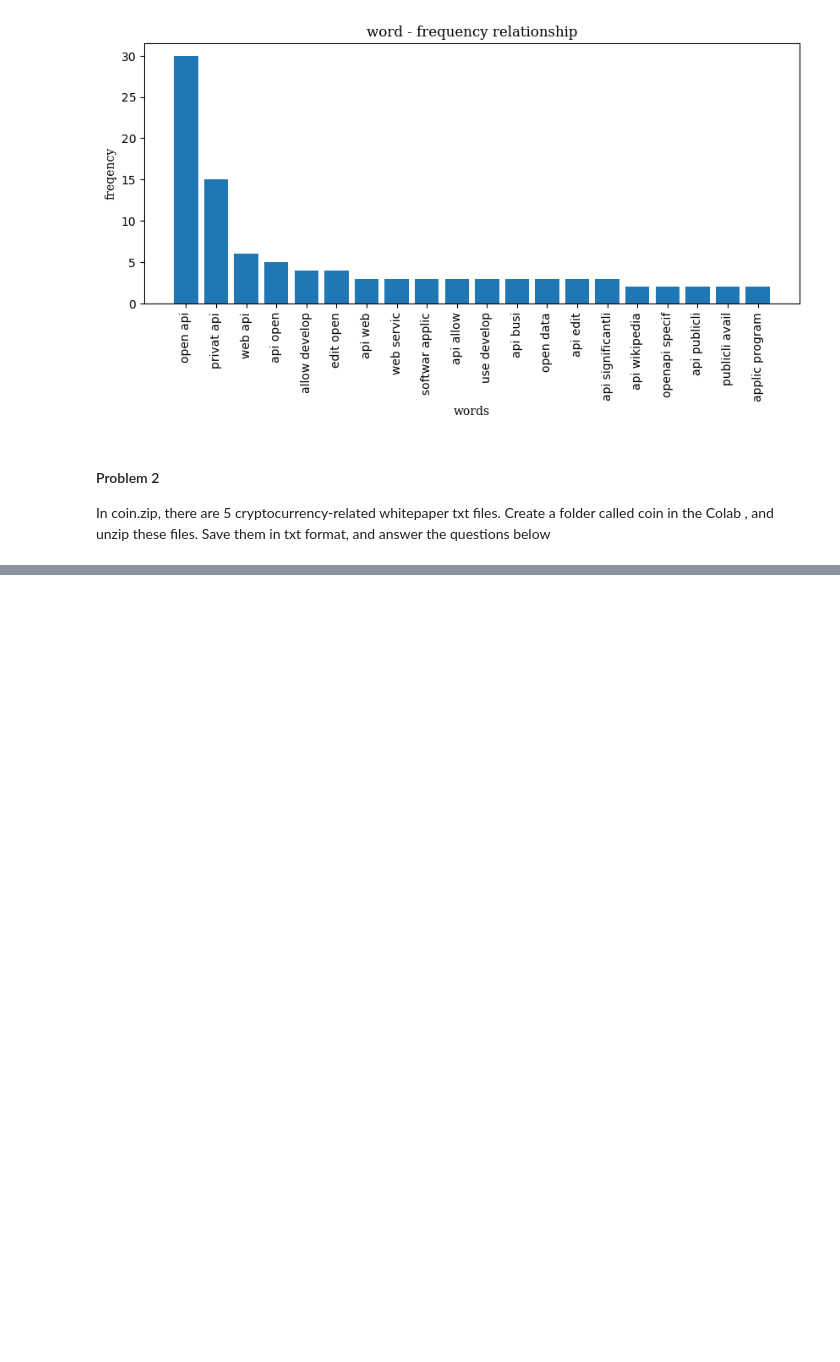
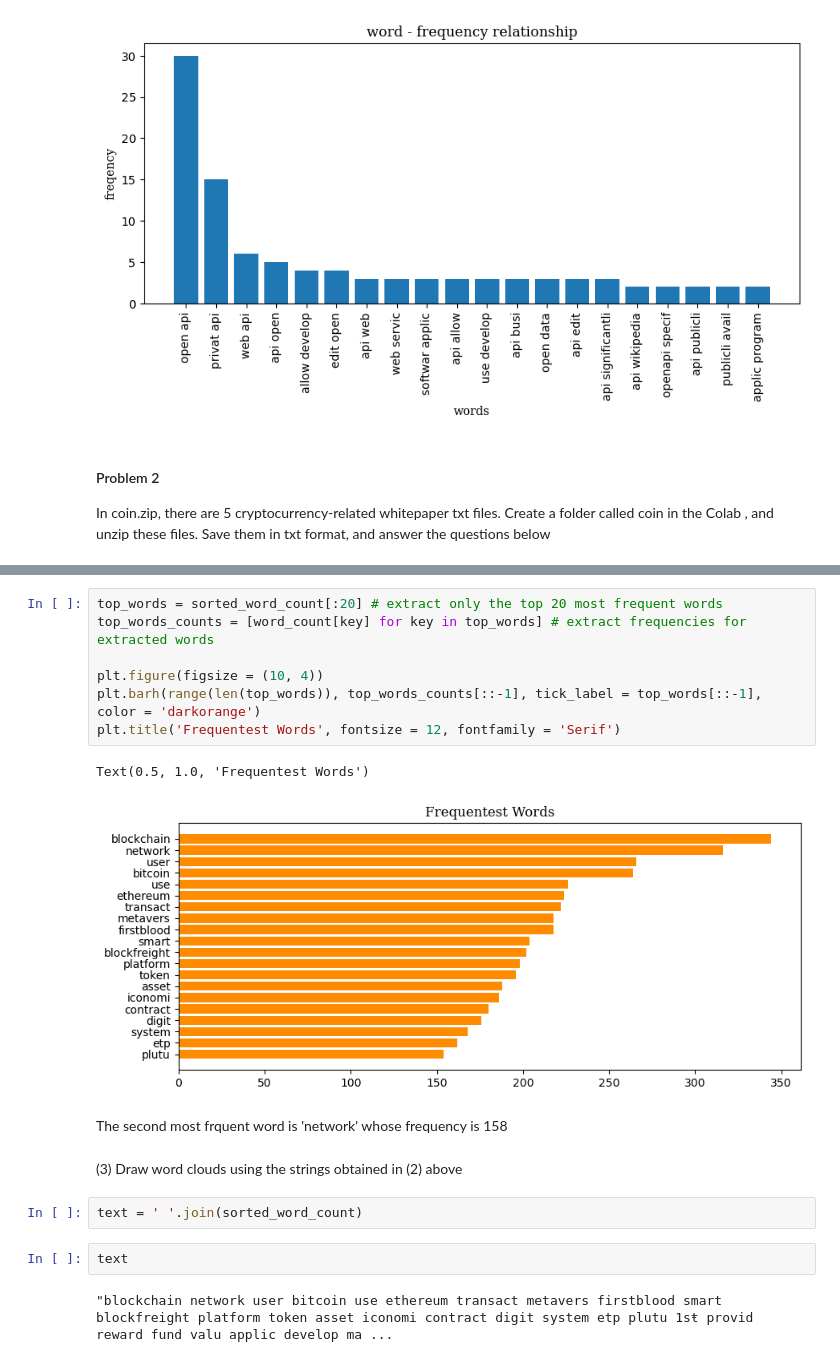
Before and after one commit to Tommylee1013/Webscraping, a Jupyter notebook: Homeworks/Homework01.ipynb, the cells around one changed output, grey strips where cells are left out. Drawn from its saved outputs; the diff is of its cells as text; blank space fills up the shorter version.

```diff
--- a/Homeworks/Homework01.ipynb
+++ b/Homeworks/Homework01.ipynb
@@ -137,0 +257,20 @@ In coin.zip, there are 5 cryptocurrency-related whitepaper txt files. Create a f
+# %%
+top_words = sorted_word_count[:20] # extract only the top 20 most frequent words
+top_words_counts = [word_count[key] for key in top_words] # extract frequencies for extracted words
+
+plt.figure(figsize = (10, 4))
+plt.barh(range(len(top_words)), top_words_counts[::-1], tick_label = top_words[::-1], color = 'darkorange')
+plt.title('Frequentest Words', fontsize = 12, fontfamily = 'Serif')
+# %% [output]
+Text(0.5, 1.0, 'Frequentest Words')
+[figure, added]
+# %% [markdown]
+The second most frquent word is 'network' whose frequency is 158
+# %% [markdown]
+(3) Draw word clouds using the strings obtained in (2) above
+# %%
+text = ' '.join(sorted_word_count)
+# %%
+text
+# %% [output]
+"blockchain network user bitcoin use ethereum transact metavers firstblood smart blockfreight platform token asset iconomi contract digit system etp plutu 1sŧ provid reward fund valu applic develop ma ...
```
Also changed, not shown: parts of 27 cells of this notebook, 7 other files.
